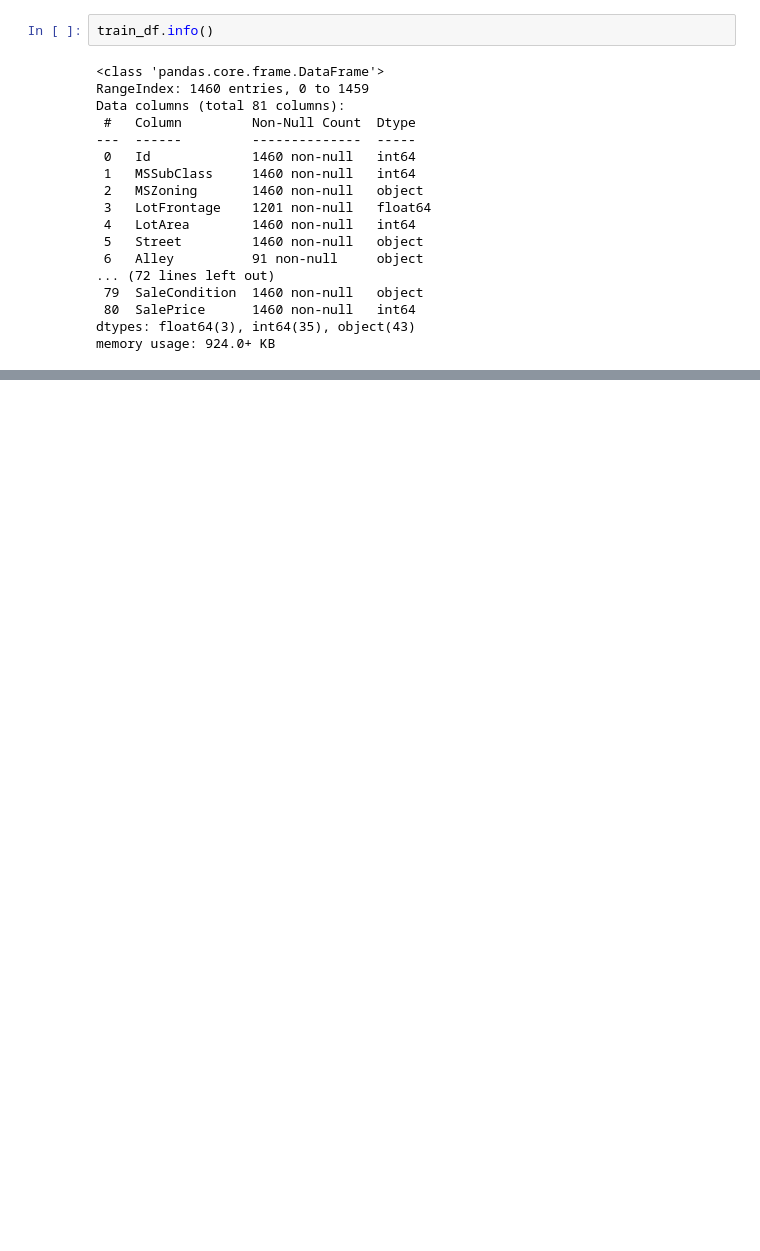
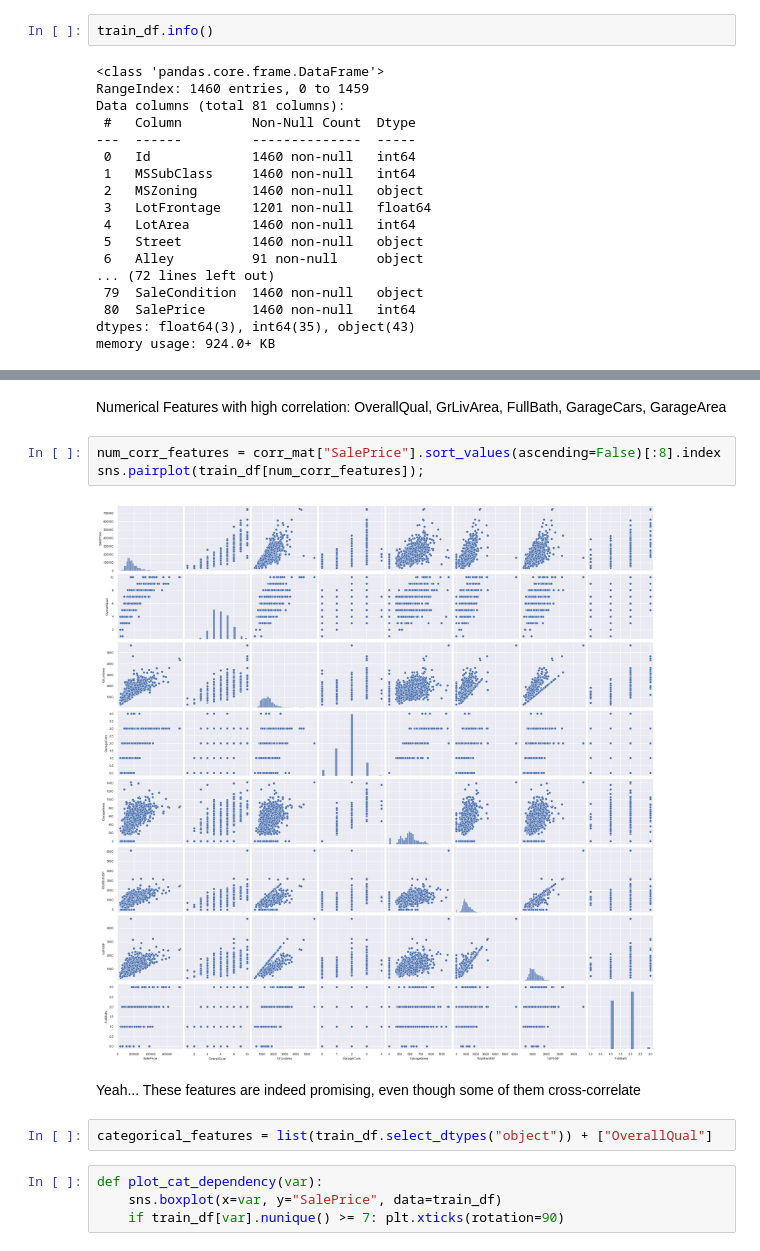
Before and after one commit to Cheslaff/HandsOnML, a Jupyter notebook: Practice/House Price Prediction/main.ipynb, the cells around one changed output, grey strips where cells are left out. Cells and saved outputs as stored; diff of their text form; blank space fills up the shorter version.

```diff
--- a/Practice/House Price Prediction/main.ipynb
+++ b/Practice/House Price Prediction/main.ipynb
@@ -270,0 +114,15 @@ plot_num_relationship("GrLivArea")
+# %% [markdown]
+Numerical Features with high correlation: OverallQual, GrLivArea, FullBath, GarageCars, GarageArea
+# %%
+num_corr_features = corr_mat["SalePrice"].sort_values(ascending=False)[:8].index
+sns.pairplot(train_df[num_corr_features]);
+# %% [output]
+[figure, added]
+# %% [markdown]
+Yeah... These features are indeed promising, even though some of them cross-correlate
+# %%
+categorical_features = list(train_df.select_dtypes("object")) + ["OverallQual"]
+# %%
+def plot_cat_dependency(var):
+    sns.boxplot(x=var, y="SalePrice", data=train_df)
+    if train_df[var].nunique() >= 7: plt.xticks(rotation=90)
```
Also changed, not shown: parts of 78 cells of this notebook.
